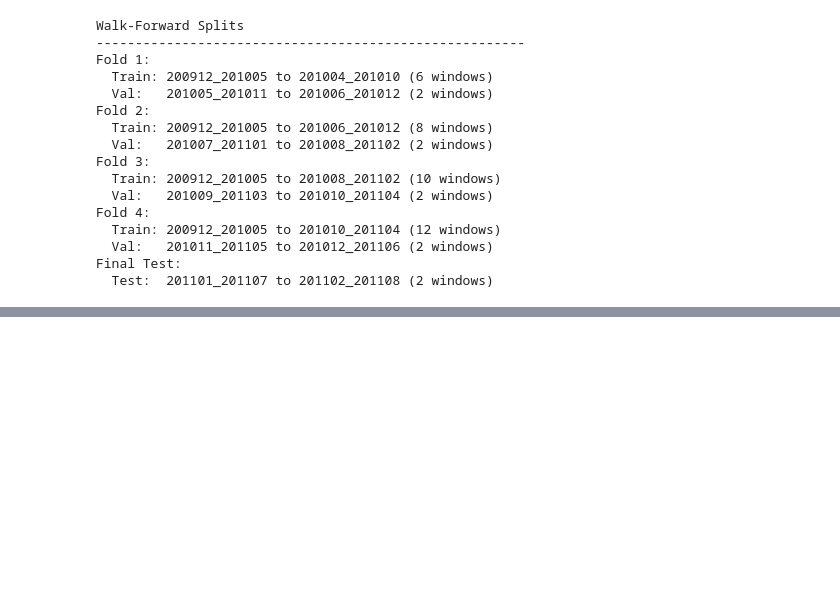
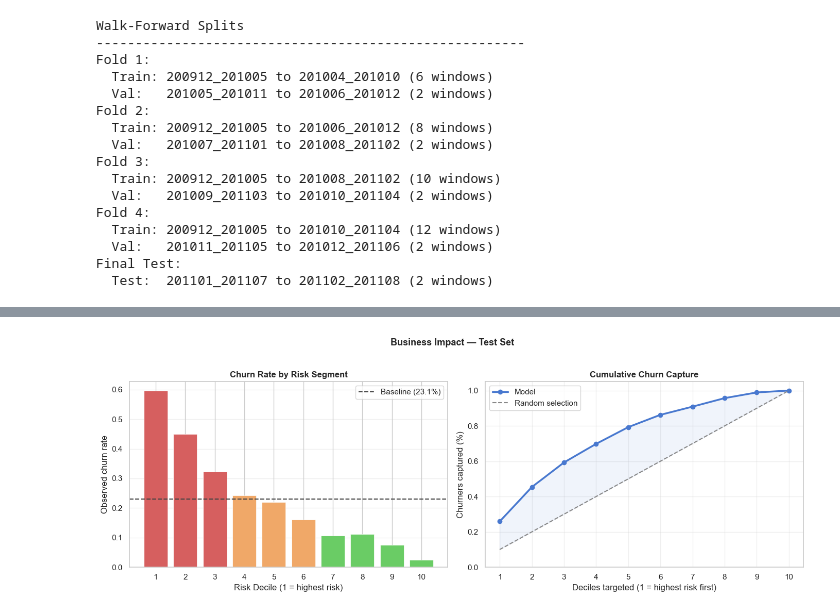
Before and after one commit to stefanobrusadelli/customer-churn-prediction, a Jupyter notebook: notebook/04_modeling.ipynb, the cells around one changed output, grey strips where cells are left out. Cells and saved outputs as stored; diff of their text form; code cells hidden in the pictures; blank space fills up the shorter version.

```diff
--- a/notebook/04_modeling.ipynb
+++ b/notebook/04_modeling.ipynb
@@ -915,0 +1152,73 @@ Overall, the results indicate that customer churn can be effectively predicted u
+# %%
+fig, axes = plt.subplots(1, 2, figsize=(14, 5))
+
+# Churn rate by decile
+colors_bar = [
+    "#D65F5F" if d <= 3 else "#F0A868" if d <= 6 else "#6ACC65"
+    for d in risk_analysis["Risk_Decile"]
+]
+
+axes[0].bar(
+    risk_analysis["Risk_Decile"],
+    risk_analysis["Churn_Rate"],
+    color=colors_bar,
+    edgecolor="white",
+    linewidth=0.5,
+)
+axes[0].axhline(
+    test_data["IsChurned"].mean(),
+    linestyle="--",
+    linewidth=1.5,
+    color="#444444",
+    label=f"Baseline ({test_data['IsChurned'].mean():.1%})",
+)
+axes[0].set_xlabel("Risk Decile (1 = highest risk)")
+axes[0].set_ylabel("Observed churn rate")
+axes[0].set_title("Churn Rate by Risk Segment", fontweight="bold")
+axes[0].set_xticks(risk_analysis["Risk_Decile"])
+axes[0].legend()
+axes[0].grid(axis="y", alpha=0.3)
+
+# Cumulative churn capture
+baseline_capture = np.linspace(0.1, 1.0, 10)
+
+axes[1].plot(
+    risk_analysis["Risk_Decile"],
+    risk_analysis["Cumulative_Capture"],
+    linewidth=2.5,
+    marker="o",
+    markersize=6,
+    color="#4878CF",
+    label="Model",
+)
+axes[1].plot(
+    range(1, 11),
+    baseline_capture,
+    linestyle="--",
+    linewidth=1.5,
+    color="#888888",
+    label="Random selection",
+)
+axes[1].fill_between(
+    risk_analysis["Risk_Decile"],
+    risk_analysis["Cumulative_Capture"],
+    baseline_capture,
+    alpha=0.08,
+    color="#4878CF",
+)
+axes[1].set_xlabel("Deciles targeted (1 = highest risk first)")
+axes[1].set_ylabel("Churners captured (%)")
+axes[1].set_title("Cumulative Churn Capture", fontweight="bold")
+axes[1].set_xticks(range(1, 11))
+axes[1].legend()
+axes[1].grid(alpha=0.3)
+axes[1].set_ylim(0, 1.05)
+
+plt.suptitle("Business Impact — Test Set", fontsize=13,
+             fontweight="bold", y=1.02)
+plt.tight_layout()
+plt.savefig("../reports/figures/business_impact.png",
+            bbox_inches="tight", dpi=150)
+plt.show()
+# %% [output]
+[figure, added]
```
Also changed, not shown: parts of 78 cells of this notebook, 9 other files.
